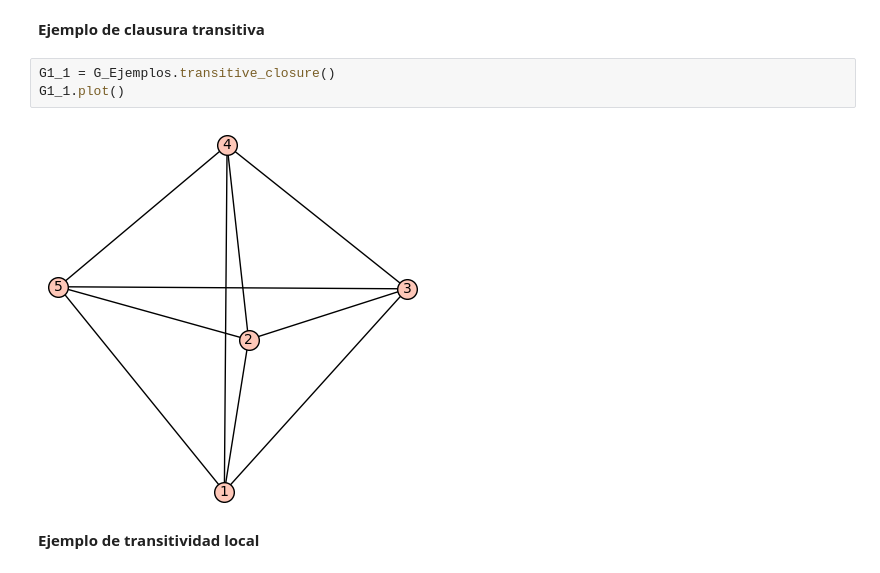
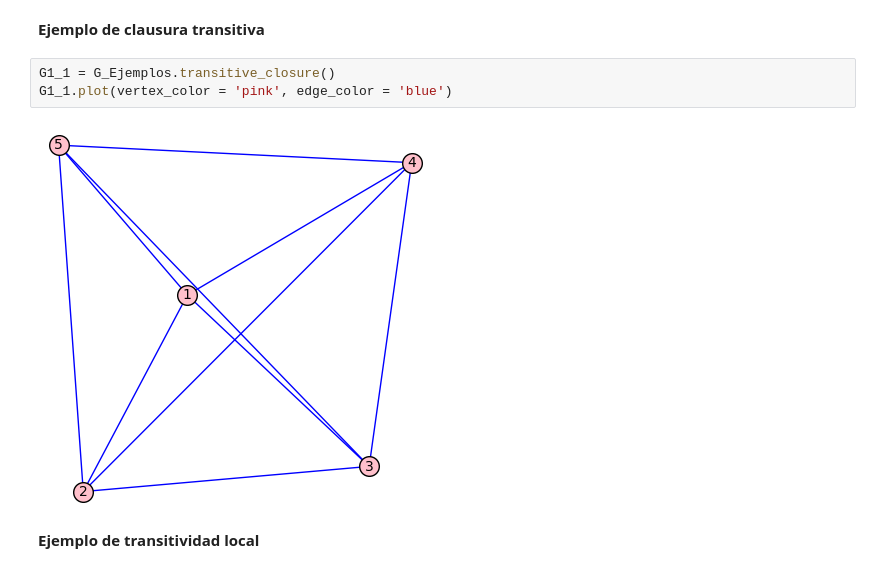
Before and after one commit to chrasucar/MATI, a Jupyter notebook: Práctica Final/Práctica Final Grupo 12.ipynb, the cells around one changed output. Cells and saved outputs as stored; diff of their text form.

```diff
--- a/Práctica Final/Práctica Final Grupo 12.ipynb
+++ b/Práctica Final/Práctica Final Grupo 12.ipynb
@@ -482,9 +482,9 @@ Puede utilizarse para encontrar **agujeros estructurales en la red**. Los enlace
 **Ejemplo de clausura transitiva**
 # %%
 G1_1 = G_Ejemplos.transitive_closure()
-G1_1.plot()
+G1_1.plot(vertex_color = 'pink', edge_color = 'blue')
 # %% [output]
-[figure, old version]
+[figure, new version]
 # %% [markdown]
 **Ejemplo de transitividad local**
 # %%
```
Also changed, not shown: parts of 46 cells of this notebook.
